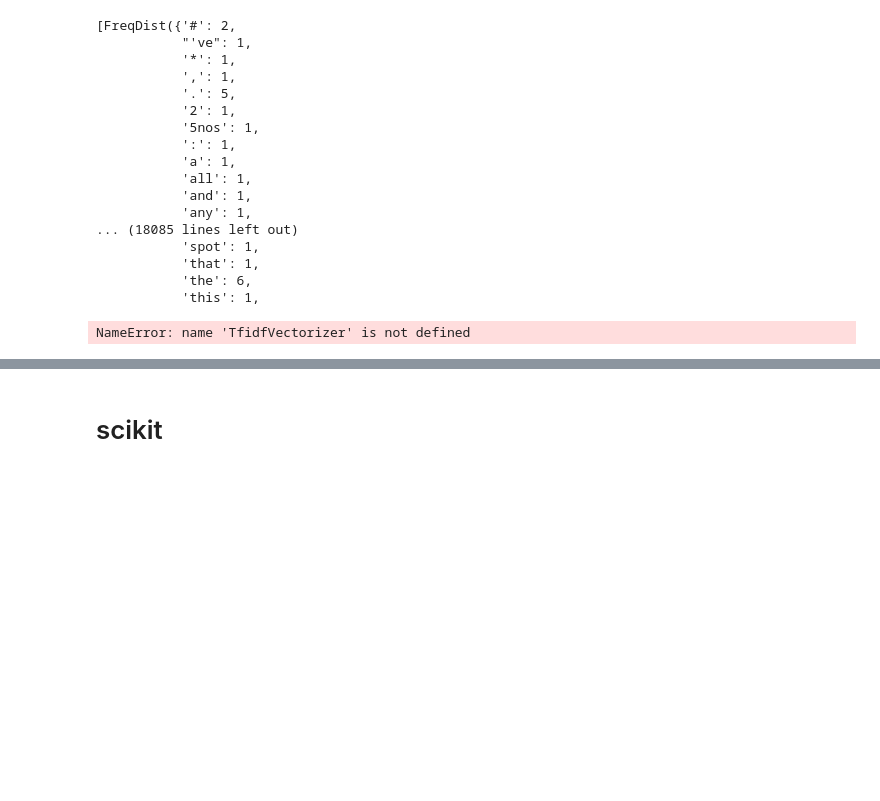
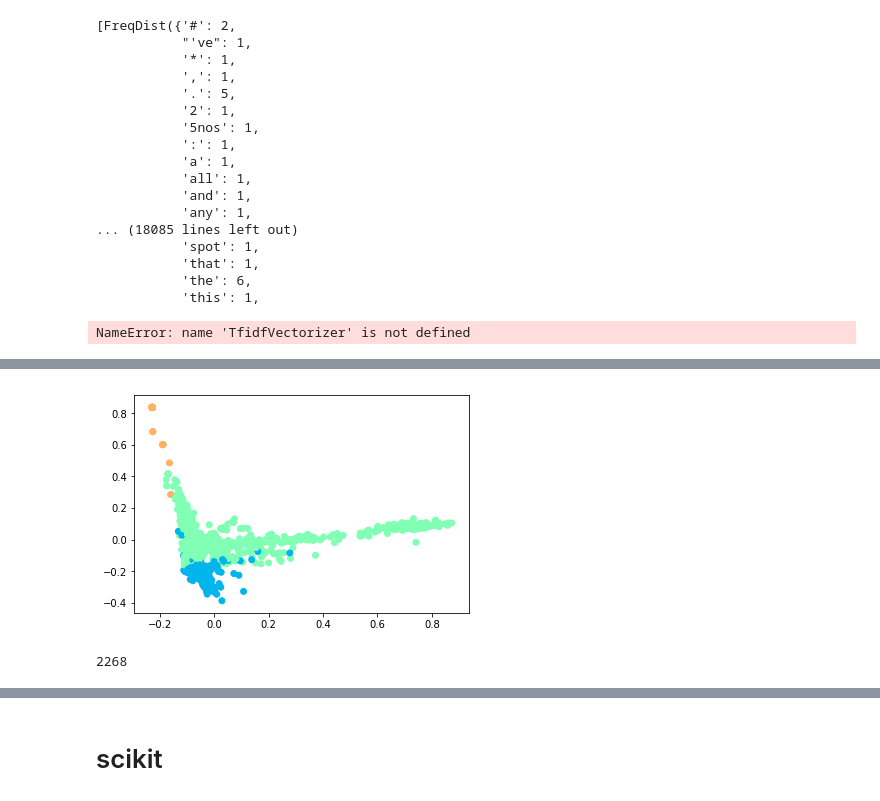
Before and after one commit to RajatChaudhari/mail, a Jupyter notebook: mailNLTKPart2.ipynb, the cells around one changed output, grey strips where cells are left out. Saved outputs shown, nothing was run; the diff lists cells and outputs as text; code cells hidden in the pictures; blank space fills up the shorter version.

```diff
--- a/mailNLTKPart2.ipynb
+++ b/mailNLTKPart2.ipynb
@@ -263,0 +285,10 @@ Name: Message, Length: 2268, dtype: object
+# %%
+pca=PCA(n_components=2).fit_transform(X_dense)
+n_clusters = 5
+clf = KMeans(n_clusters=n_clusters, max_iter=100, init='k-means++', n_init=1)
+labels = clf.fit_predict(X)
+# %%
+plt.scatter(pca[:,0],pca[:,1],c=labels,cmap='rainbow')
+plt.show()
+# %% [output]
+[figure, added]
@@ -263,0 +299,4 @@ Name: Message, Length: 2268, dtype: object
+# %%
+len(labels)
+# %% [output]
+2268
```
Also changed, not shown: parts of 26 cells of this notebook.
